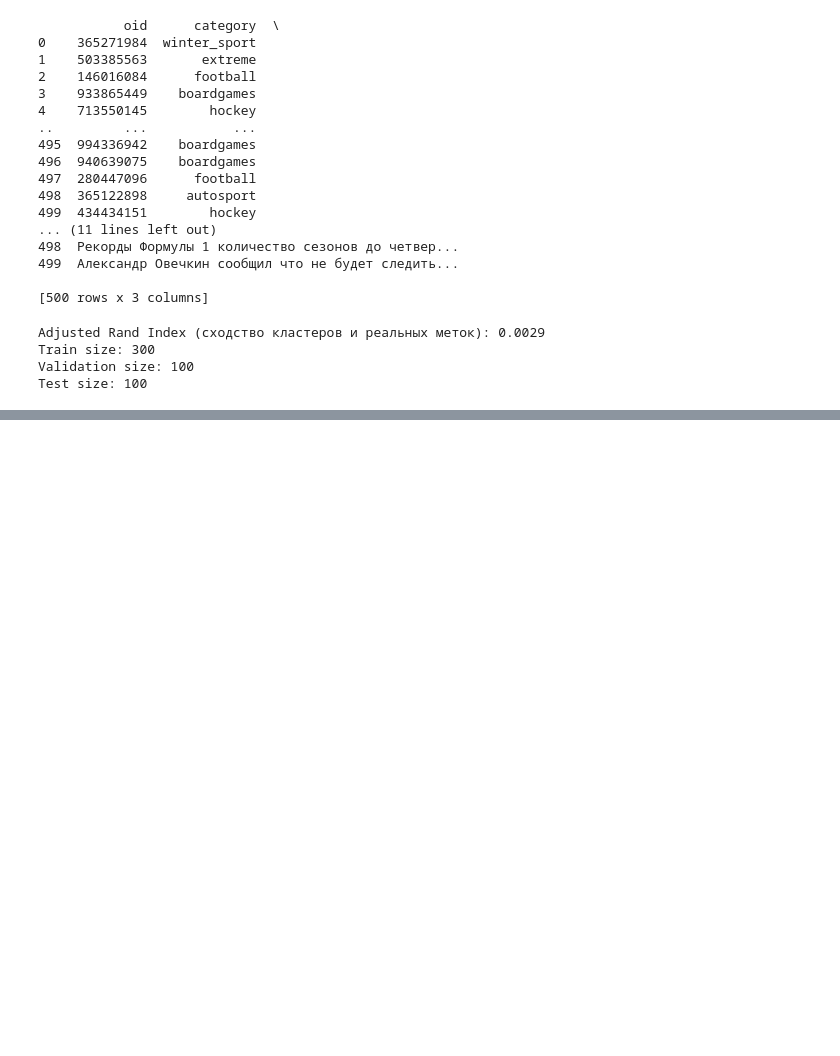
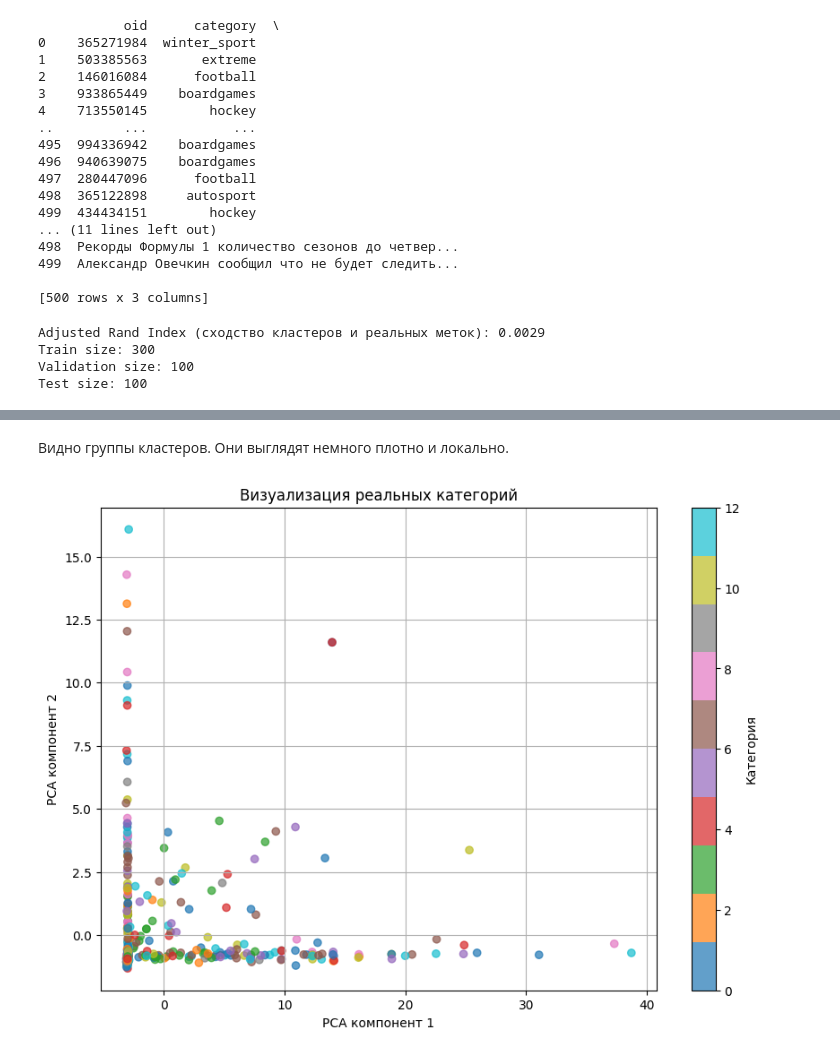
Before and after one commit to kand11/MfPSI, a Jupyter notebook: Task4.ipynb, the cells around one changed output, grey strips where cells are left out. Drawn from its saved outputs; the diff is of its cells as text; code cells hidden in the pictures; blank space fills up the shorter version.

```diff
--- a/Task4.ipynb
+++ b/Task4.ipynb
@@ -147,0 +167,13 @@ Test size: 100
+# %% [markdown]
+Видно группы кластеров. Они выглядят немного плотно и локально.
+# %%
+plt.figure(figsize=(10, 7))
+scatter2 = plt.scatter(X_2d[:, 0], X_2d[:, 1], c=pd.factorize(y)[0], cmap='tab10', alpha=0.7)
+plt.title('Визуализация реальных категорий')
+plt.xlabel('PCA компонент 1')
+plt.ylabel('PCA компонент 2')
+plt.colorbar(scatter2, label='Категория')
+plt.grid(True)
+plt.show()
+# %% [output]
+[figure, added]
```
Also changed, not shown: parts of 6 cells of this notebook.
